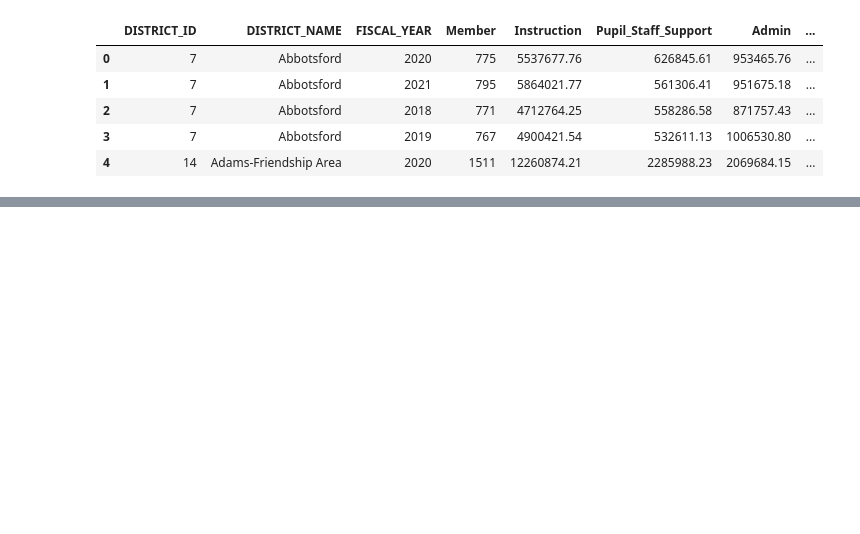
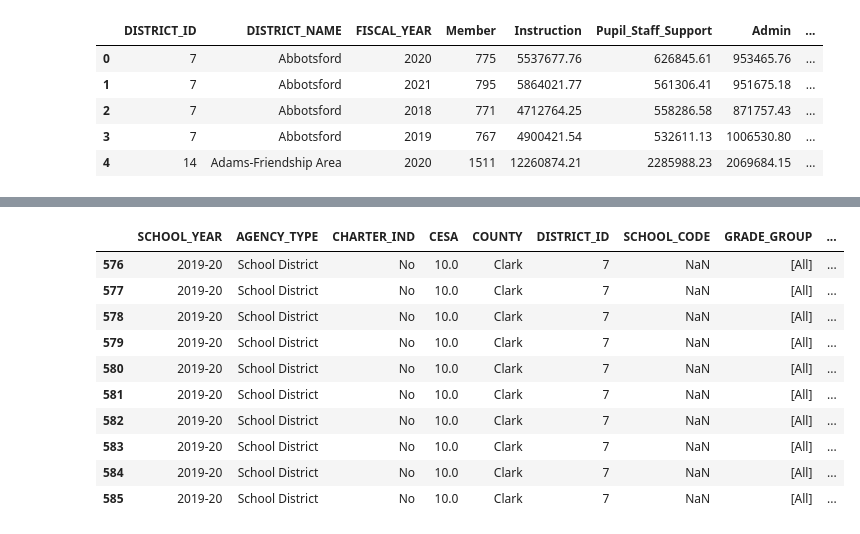
Before and after one commit to Lalita-ponnapalli/HS_Baseball_Scholarships, a Jupyter notebook: dbcreation.ipynb, the cells around one changed output, grey strips where cells are left out. Saved outputs shown, nothing was run; the diff lists cells and outputs as text; code cells hidden in the pictures; blank space fills up the shorter version.

```diff
--- a/dbcreation.ipynb
+++ b/dbcreation.ipynb
@@ -223,0 +424,16 @@ cost_df.head()
+# %%
+# Remove aggregate data with [Statewide] distinction
+post_sec_df = post_sec_df[post_sec_df['DISTRICT_ID'] != 0]
+post_sec_df.head(10)
+# %% [output]
+|  | SCHOOL_YEAR | AGENCY_TYPE | CHARTER_IND | CESA | COUNTY | DISTRICT_ID | SCHOOL_CODE | GRADE_GROUP | ... |
+| 576 | 2019-20 | School District | No | 10.0 | Clark | 7 | NaN | [All] | ... |
+| 577 | 2019-20 | School District | No | 10.0 | Clark | 7 | NaN | [All] | ... |
+| 578 | 2019-20 | School District | No | 10.0 | Clark | 7 | NaN | [All] | ... |
+| 579 | 2019-20 | School District | No | 10.0 | Clark | 7 | NaN | [All] | ... |
+| 580 | 2019-20 | School District | No | 10.0 | Clark | 7 | NaN | [All] | ... |
+| 581 | 2019-20 | School District | No | 10.0 | Clark | 7 | NaN | [All] | ... |
+| 582 | 2019-20 | School District | No | 10.0 | Clark | 7 | NaN | [All] | ... |
+| 583 | 2019-20 | School District | No | 10.0 | Clark | 7 | NaN | [All] | ... |
+| 584 | 2019-20 | School District | No | 10.0 | Clark | 7 | NaN | [All] | ... |
+| 585 | 2019-20 | School District | No | 10.0 | Clark | 7 | NaN | [All] | ... |
```
Also changed, not shown: parts of 29 cells of this notebook.
